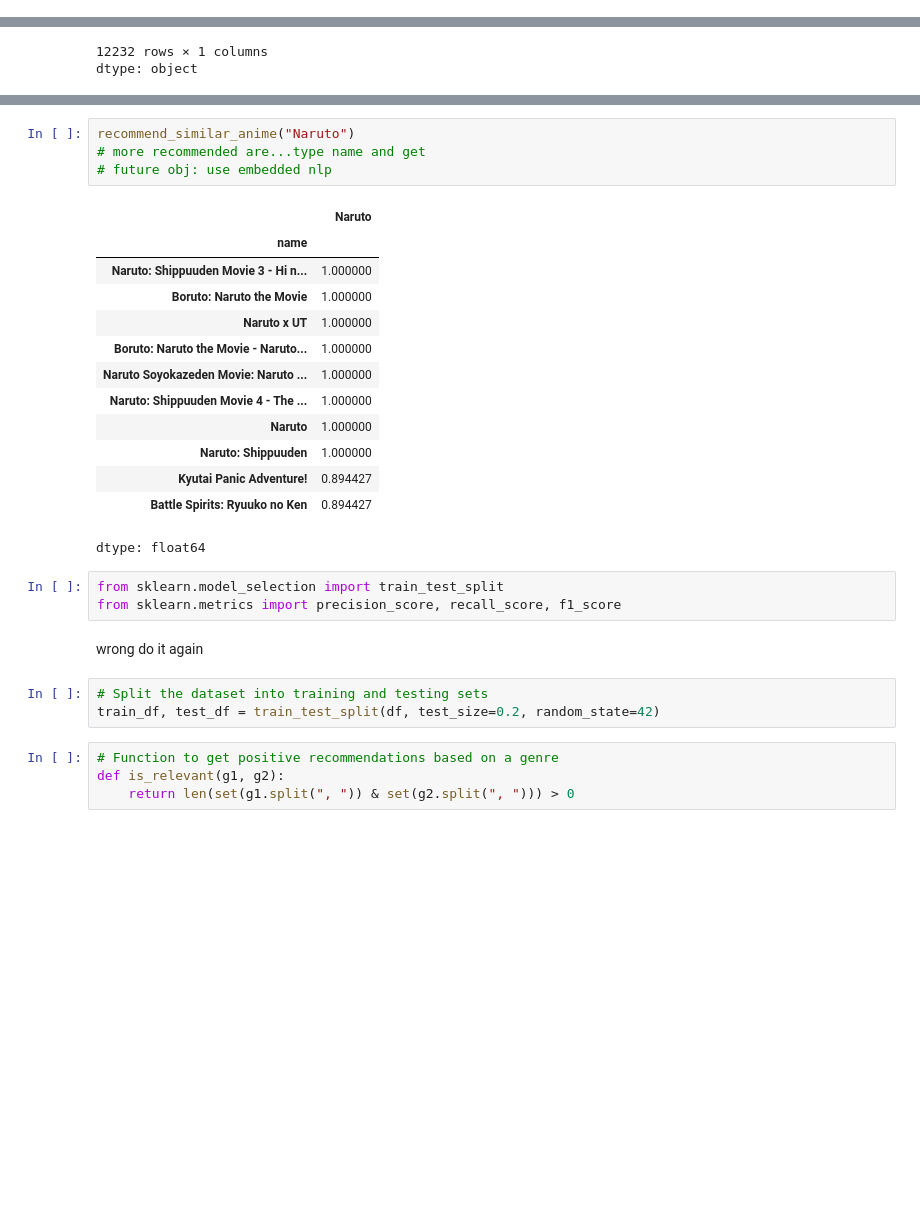
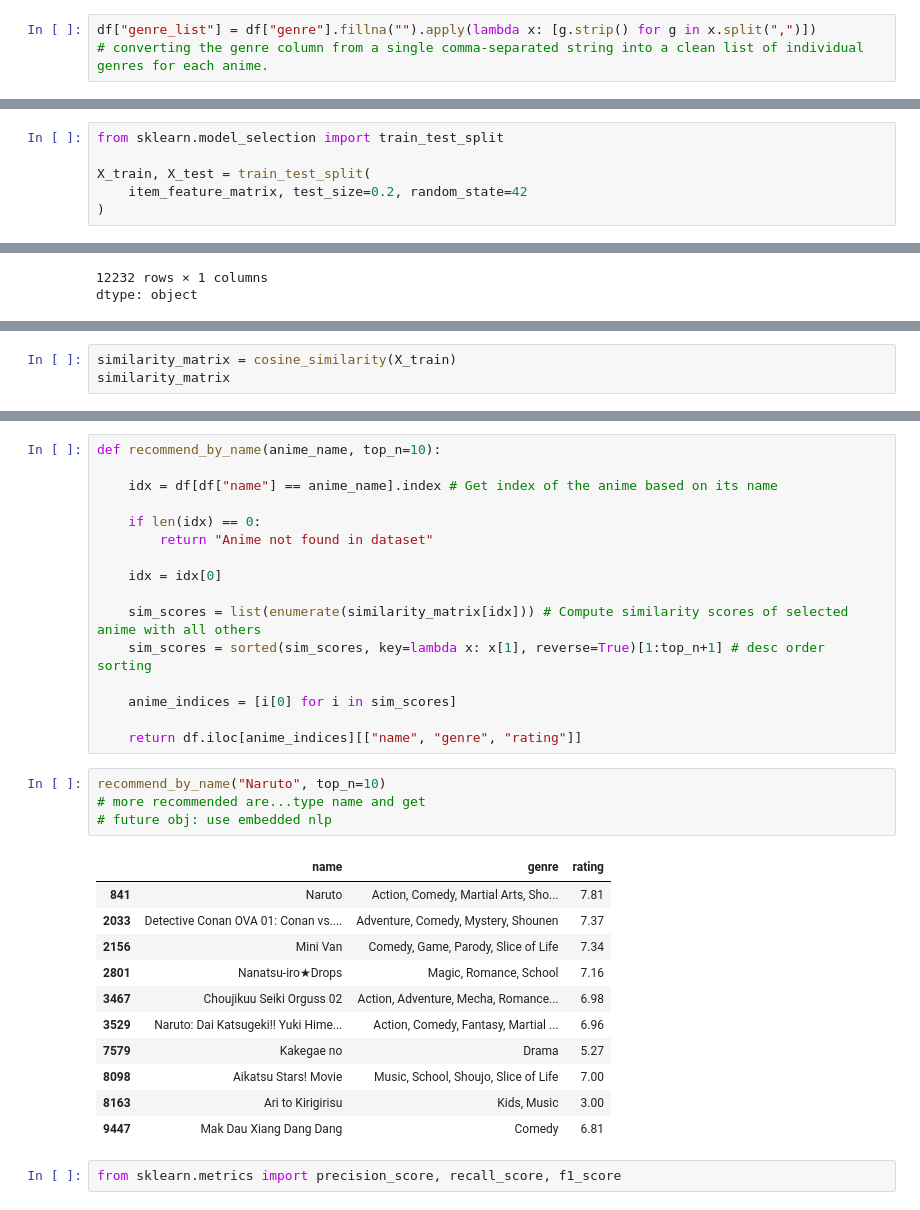
Before and after one commit to omkargutal/Data_Science-ML-Projects-Topicwise-, a Jupyter notebook: Recommendation System/Recommendation_System.ipynb, the cells around one changed output, grey strips where cells are left out. Cells and saved outputs as stored; diff of their text form; blank space fills up the shorter version.

```diff
--- a/Recommendation System/Recommendation_System.ipynb
+++ b/Recommendation System/Recommendation_System.ipynb
@@ -123,0 +119,3 @@ from sklearn.metrics.pairwise import cosine_similarity,euclidean_distances
+# %%
+df["genre_list"] = df["genre"].fillna("").apply(lambda x: [g.strip() for g in x.split(",")])
+# converting the genre column from a single comma-separated string into a clean list of individual genres for each anime.
@@ -149,3 +138,9 @@ Item based
+# %%
+from sklearn.model_selection import train_test_split
+
+X_train, X_test = train_test_split(
+    item_feature_matrix, test_size=0.2, random_state=42
+)
 # %%
 df["genre_list"] = df["genre"].str.split(", ")
 df["genre_list"]
@@ -227,0 +189,3 @@ def recommend_similar_anime(anime_name, top_n=10):
+# %%
+similarity_matrix = cosine_similarity(X_train)
+similarity_matrix
@@ -228,30 +206,34 @@ def recommend_similar_anime(anime_name, top_n=10):
+# %%
+def recommend_by_name(anime_name, top_n=10):
+
+    idx = df[df["name"] == anime_name].index # Get index of the anime based on its name
+
+    if len(idx) == 0:
+        return "Anime not found in dataset"
+
+    idx = idx[0]
+
+    sim_scores = list(enumerate(similarity_matrix[idx])) # Compute similarity scores of selected anime with all others
+    sim_scores = sorted(sim_scores, key=lambda x: x[1], reverse=True)[1:top_n+1] # desc order sorting
+
+    anime_indices = [i[0] for i in sim_scores]
+
+    return df.iloc[anime_indices][["name", "genre", "rating"]]
 # %%
-recommend_similar_anime("Naruto")
+recommend_by_name("Naruto", top_n=10)
 # more recommended are...type name and get
 # future obj: use embedded nlp
 # %% [output]
-|  | Naruto |
-| name |  |
-| Naruto: Shippuuden Movie 3 - Hi n... | 1.000000 |
-| Boruto: Naruto the Movie | 1.000000 |
-| Naruto x UT | 1.000000 |
-| Boruto: Naruto the Movie - Naruto... | 1.000000 |
-| Naruto Soyokazeden Movie: Naruto ... | 1.000000 |
-| Naruto: Shippuuden Movie 4 - The ... | 1.000000 |
-| Naruto | 1.000000 |
-| Naruto: Shippuuden | 1.000000 |
-| Kyutai Panic Adventure! | 0.894427 |
-| Battle Spirits: Ryuuko no Ken | 0.894427 |
+|  | name | genre | rating |
+| 841 | Naruto | Action, Comedy, Martial Arts, Sho... | 7.81 |
+| 2033 | Detective Conan OVA 01: Conan vs.... | Adventure, Comedy, Mystery, Shounen | 7.37 |
+| 2156 | Mini Van | Comedy, Game, Parody, Slice of Life | 7.34 |
+| 2801 | Nanatsu-iro★Drops | Magic, Romance, School | 7.16 |
+| 3467 | Choujikuu Seiki Orguss 02 | Action, Adventure, Mecha, Romance... | 6.98 |
+| 3529 | Naruto: Dai Katsugeki!! Yuki Hime... | Action, Comedy, Fantasy, Martial ... | 6.96 |
+| 7579 | Kakegae no | Drama | 5.27 |
+| 8098 | Aikatsu Stars! Movie | Music, School, Shoujo, Slice of Life | 7.00 |
+| 8163 | Ari to Kirigirisu | Kids, Music | 3.00 |
+| 9447 | Mak Dau Xiang Dang Dang | Comedy | 6.81 |
-dtype: float64
 # %%
-from sklearn.model_selection import train_test_split
 from sklearn.metrics import precision_score, recall_score, f1_score
-# %% [markdown]
-wrong do it again
-# %%
-# Split the dataset into training and testing sets
-train_df, test_df = train_test_split(df, test_size=0.2, random_state=42)
-# %%
-# Function to get positive recommendations based on a genre
-def is_relevant(g1, g2):
-    return len(set(g1.split(", ")) & set(g2.split(", "))) > 0
```
Also changed, not shown: parts of 23 cells of this notebook, 26 other files.
